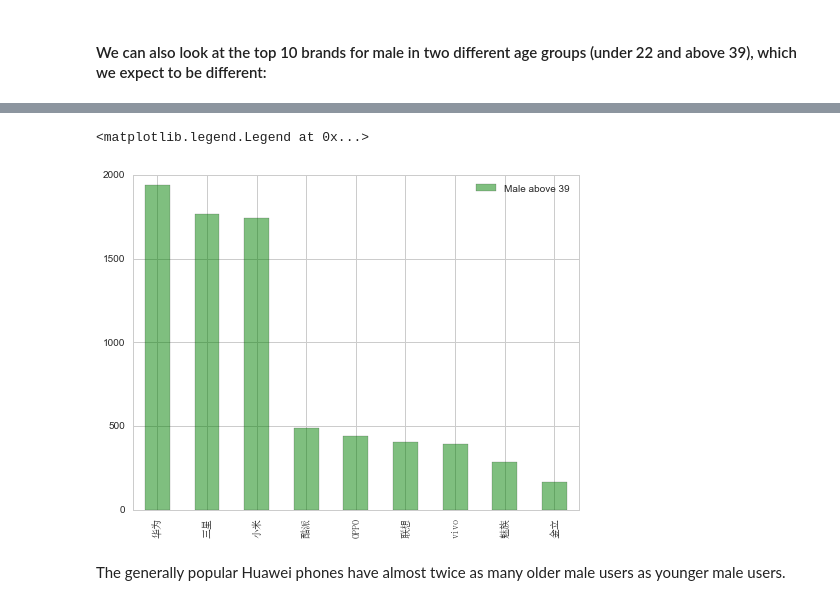
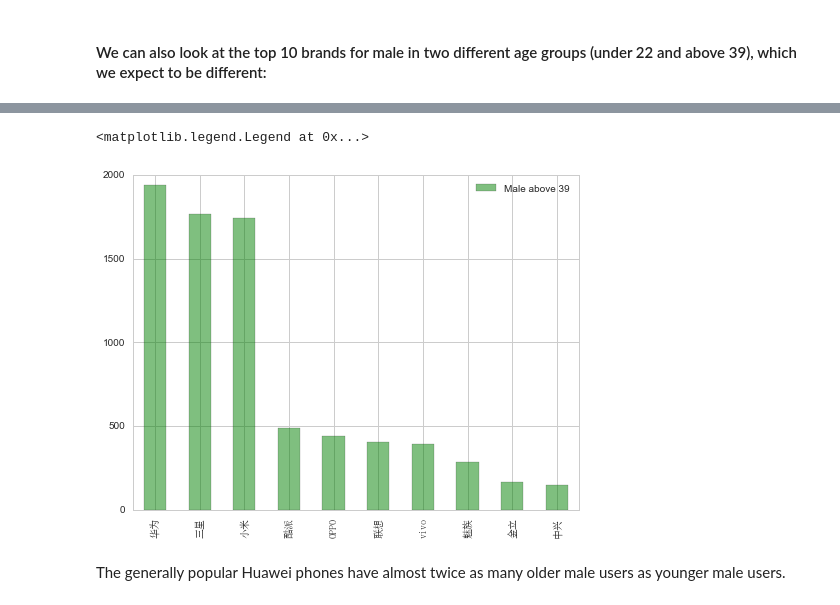
Before and after one commit to yanfei-wu/TalkingData, a Jupyter notebook: Explore Genderage vs Phone.ipynb, the cells around one changed output, grey strips where cells are left out. Saved outputs shown, nothing was run; the diff lists cells and outputs as text; code cells hidden in the pictures.

```diff
--- a/Explore Genderage vs Phone.ipynb
+++ b/Explore Genderage vs Phone.ipynb
@@ -118,14 +111,14 @@ plt.legend()
 # %%
 popular_M39 = df_merge.phone_brand[df_merge.group == 'M39+'].value_counts()
 popular_M39.sort_values(ascending = False, inplace = True)
 
-plot1 = popular_M39[0:9].plot(kind = 'bar', color = 'green', alpha = 0.5, label = 'Male above 39')
+plot1 = popular_M39[0:10].plot(kind = 'bar', color = 'green', alpha = 0.5, label = 'Male above 39')
 plot1.set_xticklabels(popular_M39.index.str.decode('utf-8'), fontproperties = font)
 
 plt.legend()
 # %% [output]
 <matplotlib.legend.Legend at 0x...>
-[figure, old version]
+[figure, new version]
 # %% [markdown]
 The generally popular Huawei phones have almost twice as many older male users as younger male users.
 # %% [markdown]
```
Also changed, not shown: parts of 9 cells of this notebook.
